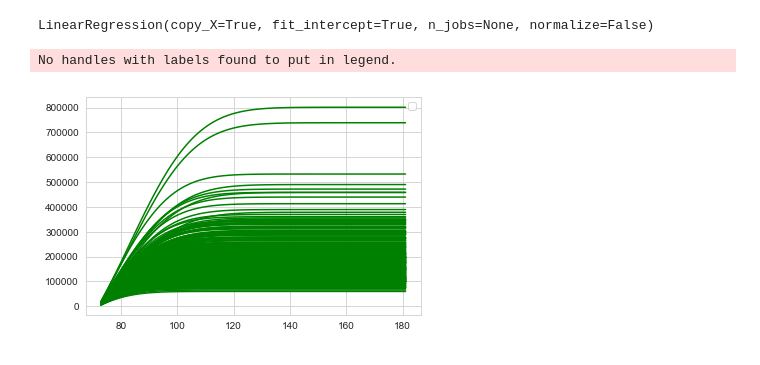
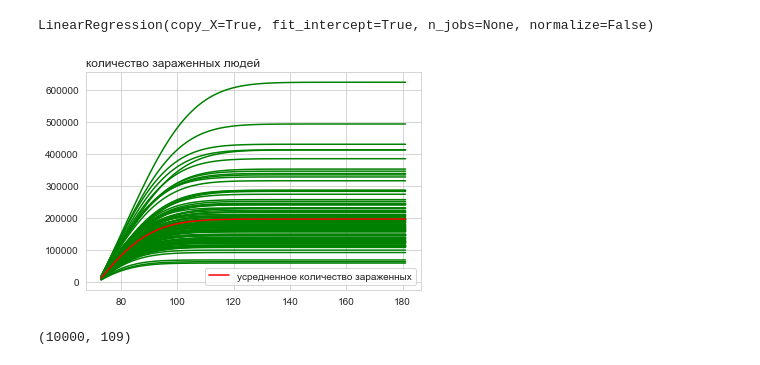
Before and after one commit to Vliseev/aml, a Jupyter notebook: 2/hw2.ipynb, the cells around one changed output. Saved outputs shown, nothing was run; the diff lists cells and outputs as text; code cells hidden in the pictures.

```diff
--- a/2/hw2.ipynb
+++ b/2/hw2.ipynb
@@ -342,7 +342,7 @@ X_test = np.arange(73,73+tot_days).reshape(-1,1)
 # %%
 X_test_2 = PolynomialFeatures(2, include_bias=False).fit_transform(X_test)
 # %%
-n_samples = 300
+n_samples = 100
 Wsamp = np.random.multivariate_normal(mu_new, sigma_new, n_samples)
 X_test_bias = np.hstack((np.ones((X_test_2.shape[0],1)),X_test_2))
 y_pred = np.array([np.exp(X_test_bias@W) for W in Wsamp])
@@ -351,13 +351,12 @@ y_pred_tot_samp = np.cumsum(y_pred,axis=1)
 # %%
 days = np.arange(73,73+tot_days)
 
 for y_samp in y_pred_tot_samp:
     plt.plot(days, y_samp, color='g')
 
-# plt.scatter(days, y_pred_tot, color='red', label='усредненное количество зараженных')
-# plt.scatter(days, y_tot_val, color='y', label='истинное количество зараженных')
+plt.plot(days, np.mean(y_pred_tot_samp,axis=0), color='red', label='усредненное количество зараженных')
+plt.title("количество зараженных людей",loc='left')
 plt.legend()
 plt.show()
 # %% [output]
-No handles with labels found to put in legend.
-[figure, old version]
+[figure, new version]
@@ -363,0 +370,4 @@ No handles with labels found to put in legend.
+# %%
+y_pred_tot_samp.shape
+# %% [output]
+(10000, 109)
```
Also changed, not shown: parts of 11 cells of this notebook, 1 other file.
